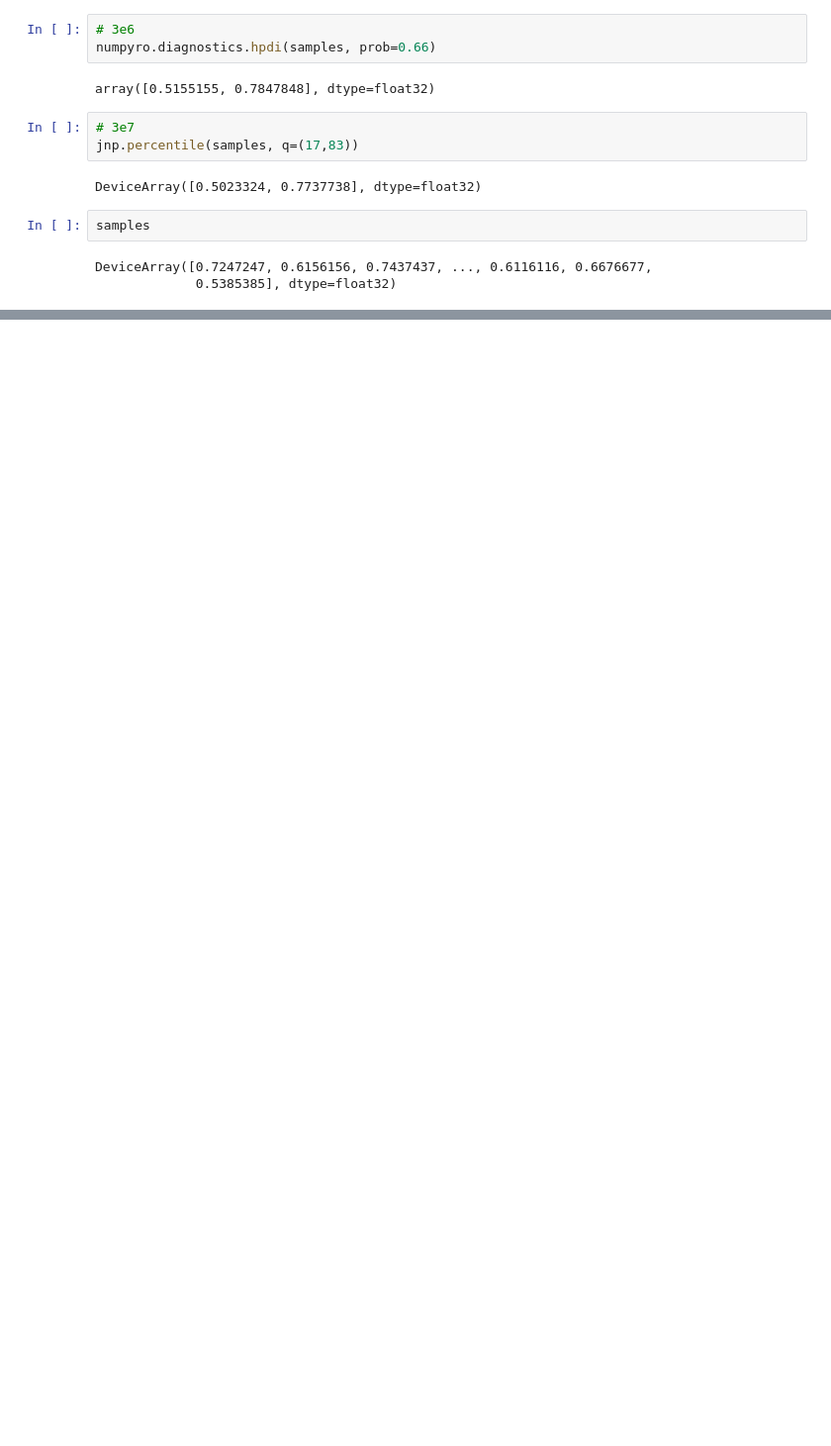
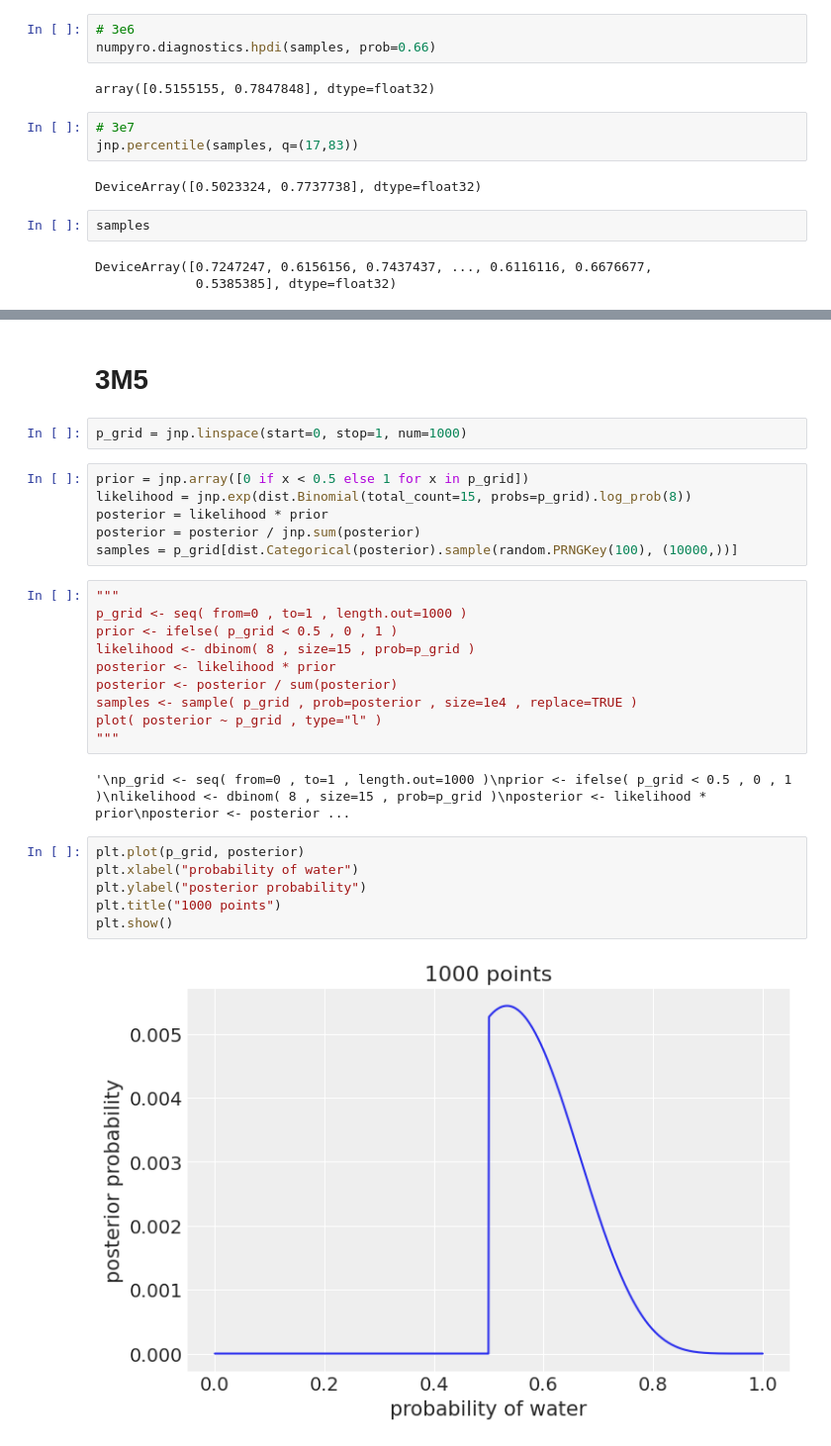
Before and after one commit to mrleu/statistical_rethinking, a Jupyter notebook: chapter3_sampling_the_imaginary.ipynb, the cells around one changed output, grey strips where cells are left out. Shown at 99% size. Saved outputs shown, nothing was run; the diff lists cells and outputs as text; blank space fills up the shorter version.

```diff
--- a/chapter3_sampling_the_imaginary.ipynb
+++ b/chapter3_sampling_the_imaginary.ipynb
@@ -298,0 +374,30 @@ DeviceArray([0.7247247, 0.6156156, 0.7437437, ..., 0.6116116, 0.6676677,
+# %% [markdown]
+# 3M5
+# %%
+p_grid = jnp.linspace(start=0, stop=1, num=1000)
+# %%
+prior = jnp.array([0 if x < 0.5 else 1 for x in p_grid])
+likelihood = jnp.exp(dist.Binomial(total_count=15, probs=p_grid).log_prob(8))
+posterior = likelihood * prior
+posterior = posterior / jnp.sum(posterior)
+samples = p_grid[dist.Categorical(posterior).sample(random.PRNGKey(100), (10000,))]
+# %%
+"""
+p_grid <- seq( from=0 , to=1 , length.out=1000 )
+prior <- ifelse( p_grid < 0.5 , 0 , 1 )
+likelihood <- dbinom( 8 , size=15 , prob=p_grid )
+posterior <- likelihood * prior
+posterior <- posterior / sum(posterior)
+samples <- sample( p_grid , prob=posterior , size=1e4 , replace=TRUE )
+plot( posterior ~ p_grid , type="l" )
+"""
+# %% [output]
+'\np_grid <- seq( from=0 , to=1 , length.out=1000 )\nprior <- ifelse( p_grid < 0.5 , 0 , 1 )\nlikelihood <- dbinom( 8 , size=15 , prob=p_grid )\nposterior <- likelihood * prior\nposterior <- posterior ...
+# %%
+plt.plot(p_grid, posterior)
+plt.xlabel("probability of water")
+plt.ylabel("posterior probability")
+plt.title("1000 points")
+plt.show()
+# %% [output]
+[figure, added]
```
Also changed, not shown: parts of 36 cells of this notebook.
